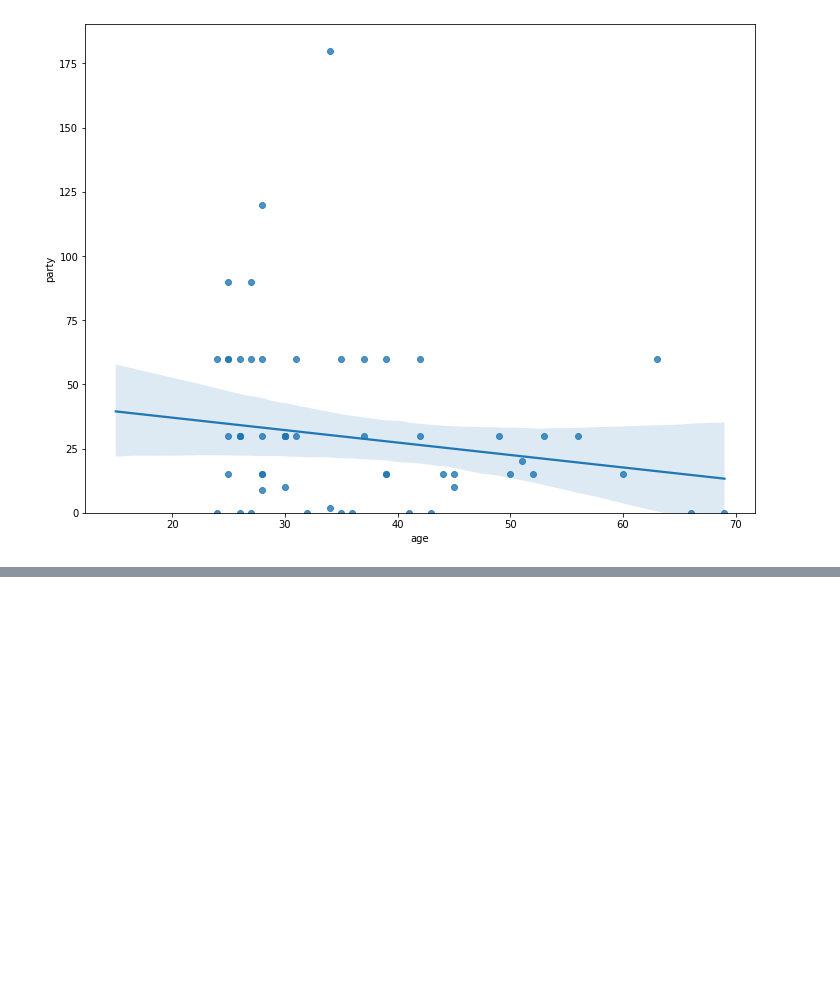
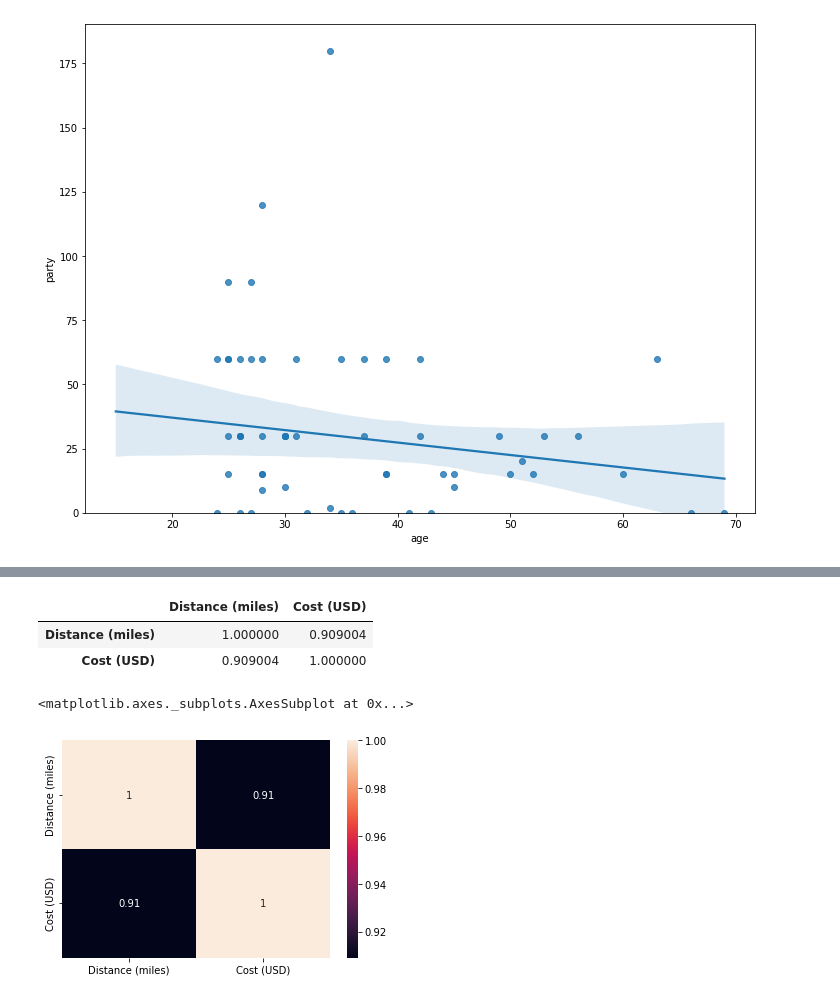
Before and after one commit to obeabi/Stats, a Jupyter notebook: Correlations_Regression.ipynb, the cells around one changed output, grey strips where cells are left out. Drawn from its saved outputs; the diff is of its cells as text; code cells hidden in the pictures; blank space fills up the shorter version.

```diff
--- a/Correlations_Regression.ipynb
+++ b/Correlations_Regression.ipynb
@@ -160,0 +165,3 @@ plt.show()
+# %%
+data =pd.read_excel('Flight Costs_Lesson 15.xlsx')
+data.head()
@@ -160,0 +175,13 @@ plt.show()
+# %%
+# Check for correlation
+data.corr()
+# %% [output]
+|  | Distance (miles) | Cost (USD) |
+| Distance (miles) | 1.000000 | 0.909004 |
+| Cost (USD) | 0.909004 | 1.000000 |
+# %%
+# Heat map
+sns.heatmap(data.corr(), annot= True)
+# %% [output]
+<matplotlib.axes._subplots.AxesSubplot at 0x...>
+[figure, added]
```
Also changed, not shown: parts of 4 cells of this notebook.
